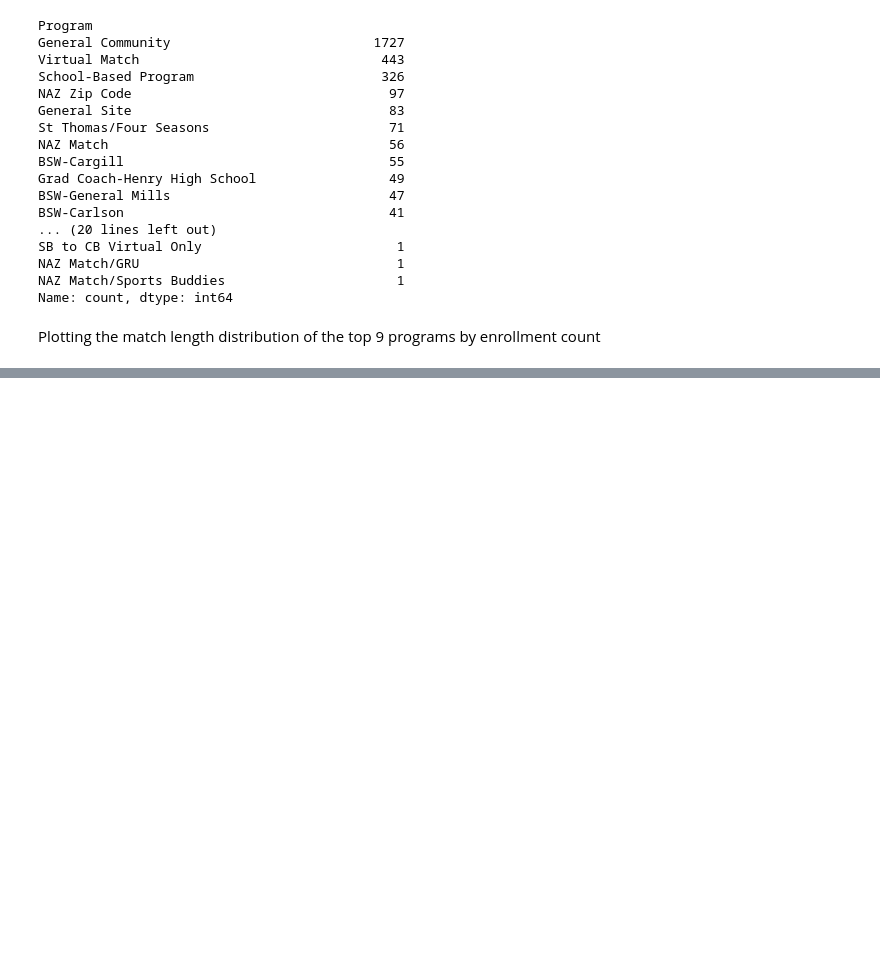
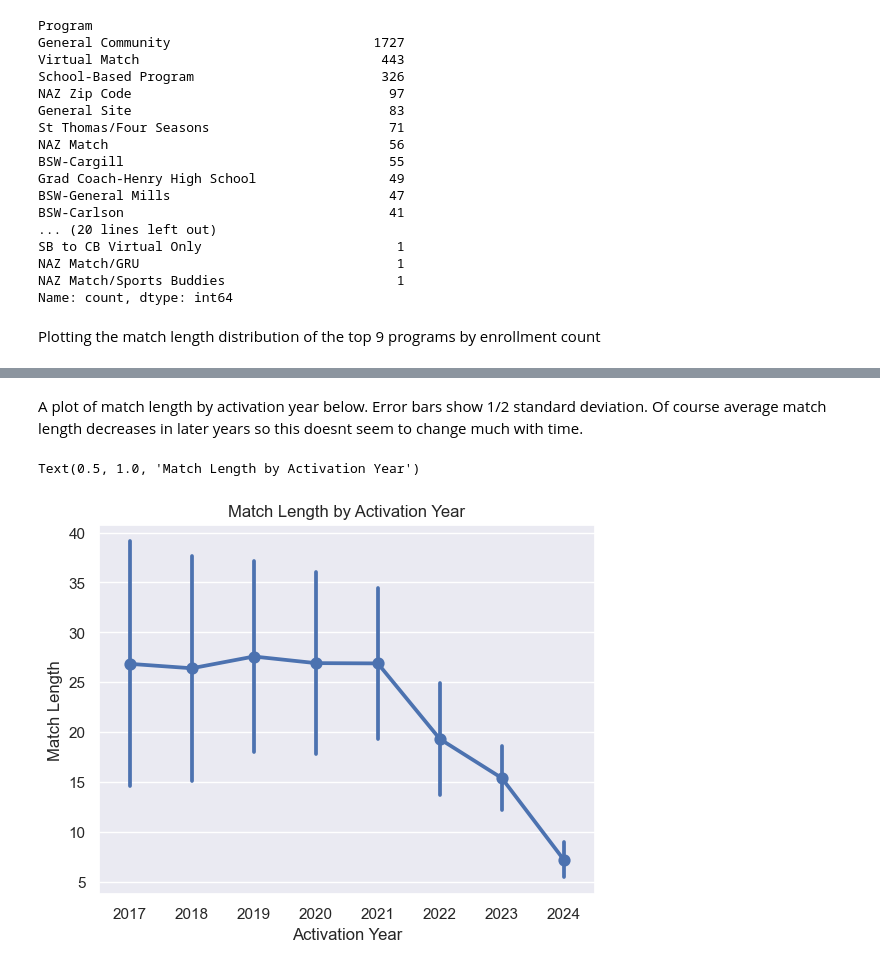
Before and after one commit to wgraysonp/sett-theorists-minne-analytics, a Jupyter notebook: novice.ipynb, the cells around one changed output, grey strips where cells are left out. Drawn from its saved outputs; the diff is of its cells as text; code cells hidden in the pictures; blank space fills up the shorter version.

```diff
--- a/novice.ipynb
+++ b/novice.ipynb
@@ -132,0 +106,2 @@ g_1
+# %%
+df_static['Activation Year'] = df_static['Match Activation Date'].dt.year
@@ -132,0 +121,8 @@ g_1
+# %% [markdown]
+A plot of match length by activation year below. Error bars show 1/2 standard deviation. Of course average match length decreases in later years so this doesnt seem to change much with time.
+# %%
+sns.pointplot(data=df_static, x='Activation Year', y='Match Length', errorbar=('sd', 0.5))
+plt.title('Match Length by Activation Year')
+# %% [output]
+Text(0.5, 1.0, 'Match Length by Activation Year')
+[figure, added]
```
Also changed, not shown: parts of 50 cells of this notebook, 1 other file.
